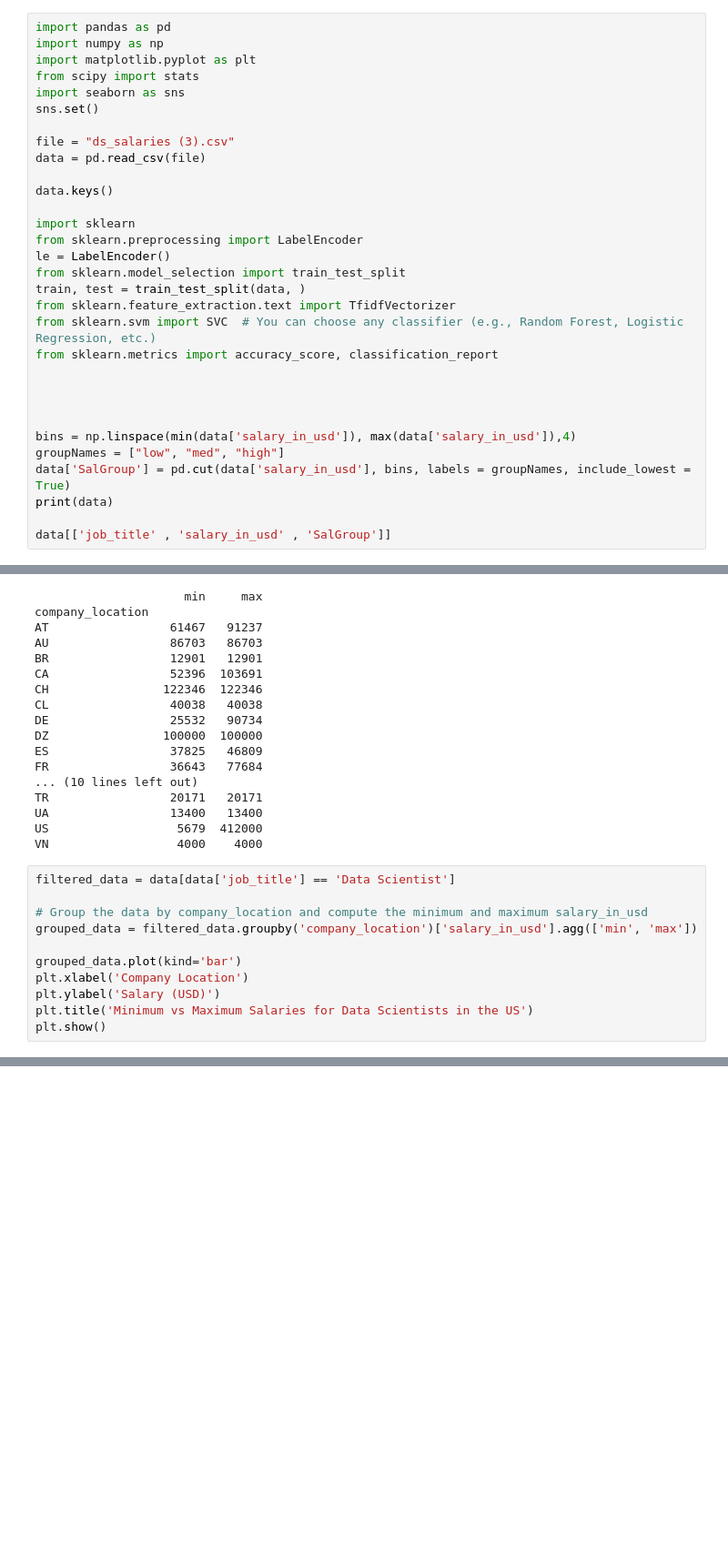
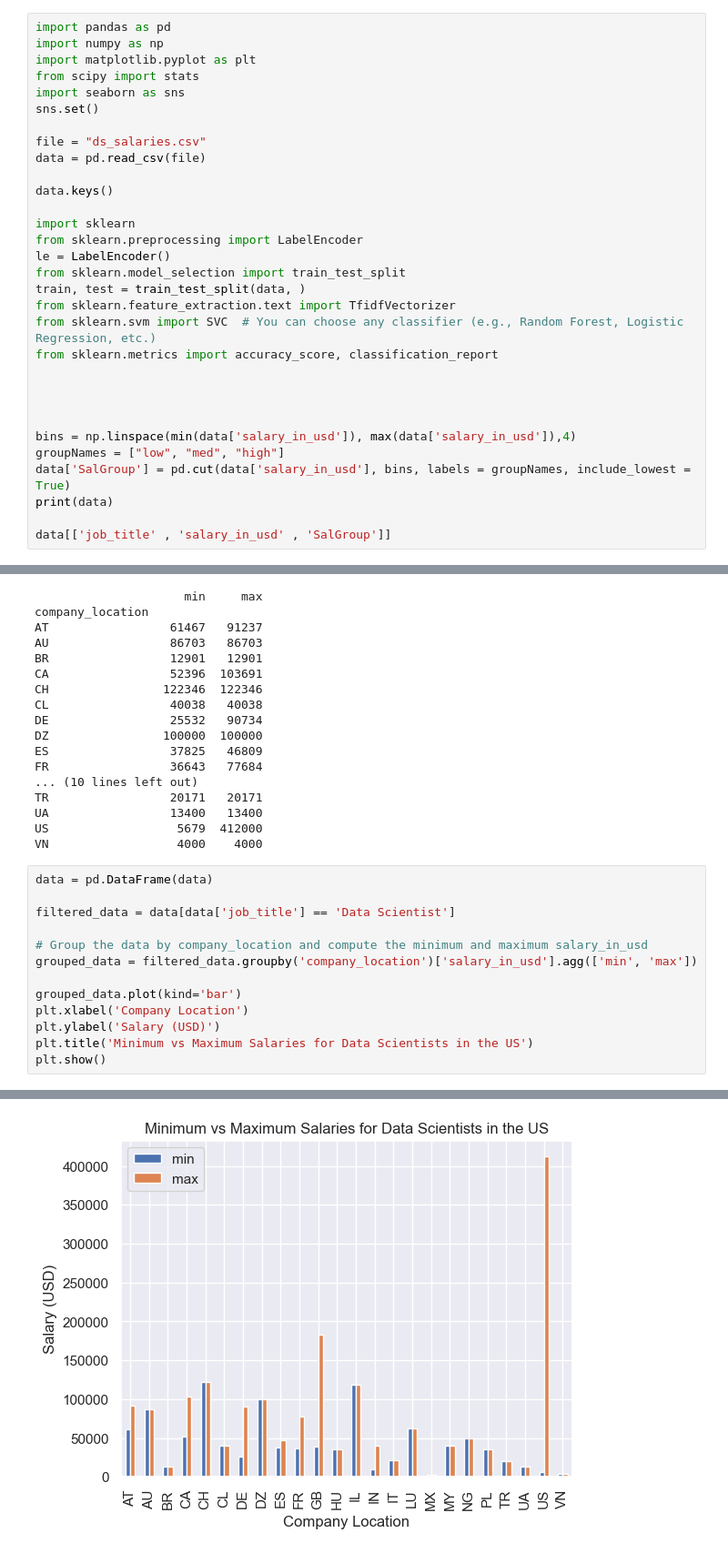
Before and after one commit to abs-rose/CODE-Cumbria-Assignments, a Jupyter notebook: salariesproject.ipynb, the cells around one changed output, grey strips where cells are left out. Shown: that part at 91% size. Cells and saved outputs as stored; diff of their text form; blank space fills up the shorter version.

Commit message:
changes to data project

```diff
--- a/salariesproject.ipynb
+++ b/salariesproject.ipynb
@@ -6,7 +6,7 @@ from scipy import stats
 import seaborn as sns
 sns.set()
 
-file = "ds_salaries (3).csv"
+file = "ds_salaries.csv"
 data = pd.read_csv(file)
 
 data.keys()
@@ -179,6 +208,8 @@ UA                 13400   13400
 US                  5679  412000
 VN                  4000    4000
 # %%
+data = pd.DataFrame(data)
+
 filtered_data = data[data['job_title'] == 'Data Scientist']
 
 # Group the data by company_location and compute the minimum and maximum salary_in_usd
@@ -193,0 +224 @@ NameError: name 'data' is not defined
+[figure, added]
```
Also changed, not shown: parts of 2 cells of this notebook, 1 other file.
